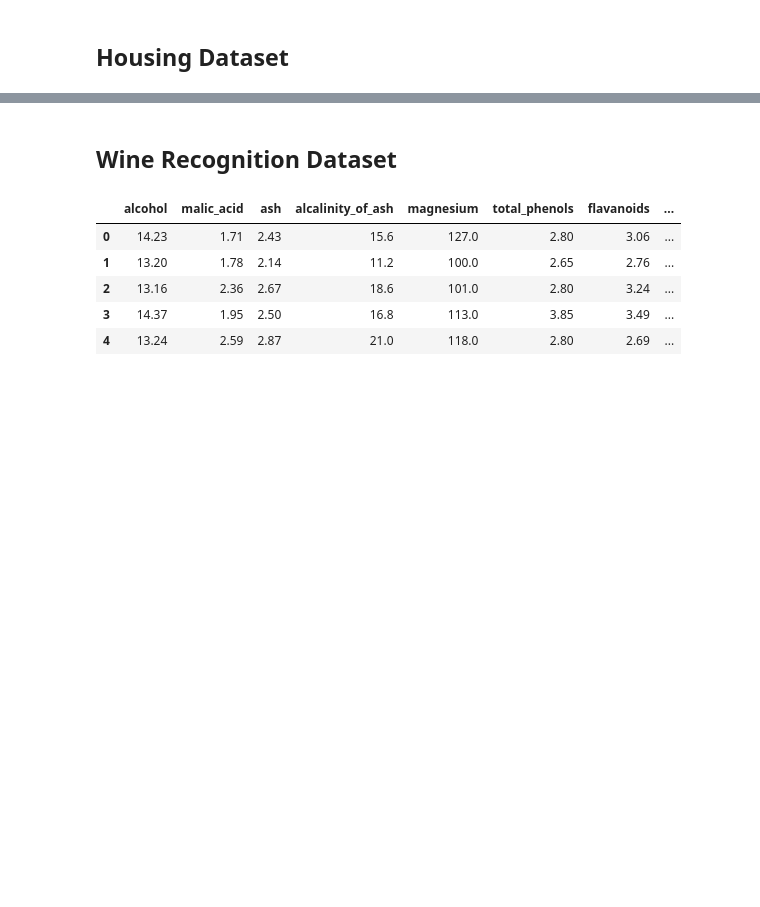
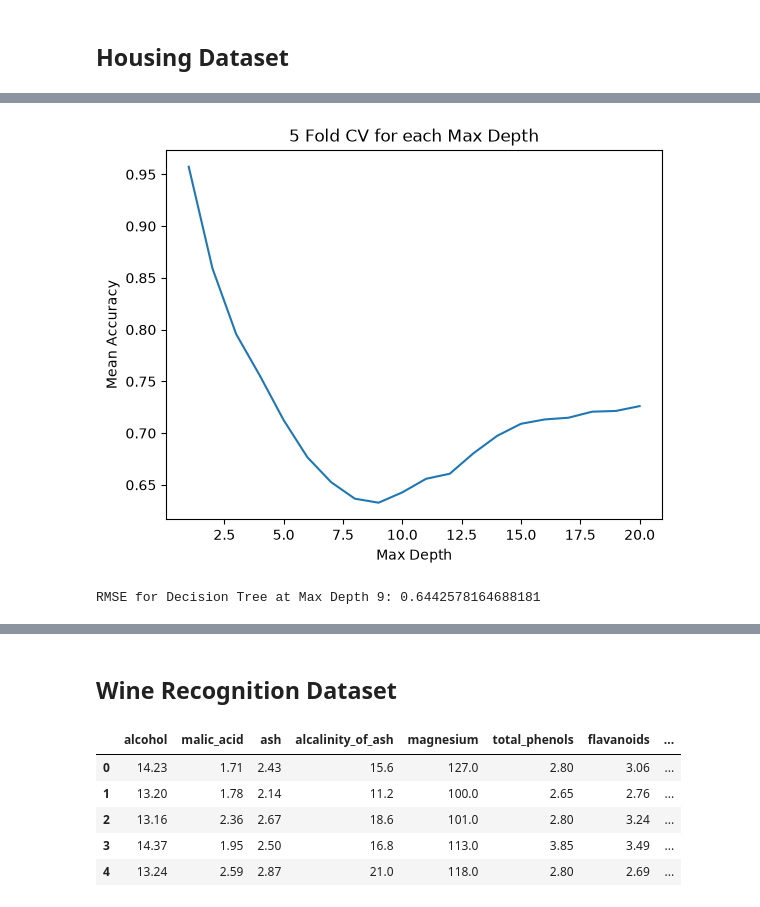
Before and after one commit to EvanAngQiXuan/IntroToMLAsg1, a Jupyter notebook: asg_p3.ipynb, the cells around one changed output, grey strips where cells are left out. Saved outputs shown, nothing was run; the diff lists cells and outputs as text; code cells hidden in the pictures; blank space fills up the shorter version.

```diff
--- a/asg_p3.ipynb
+++ b/asg_p3.ipynb
@@ -1,2 +1,18 @@
 # %% [markdown]
 ## Housing Dataset
+# %%
+import pandas as pd
+import numpy as np
+import matplotlib.pyplot as plt
+import seaborn as sns
+
+from sklearn.datasets import fetch_california_housing
+from sklearn.model_selection import train_test_split
+from sklearn.metrics import root_mean_squared_error
+from sklearn.tree import DecisionTreeRegressor
+
+# as_frame=True returns the 8 features and the target already joined in one DataFrame.
+housing = fetch_california_housing(as_frame=True)
+housing_df = housing.frame
+
+print(housing.DESCR)
@@ -2,0 +37,14 @@
+# %%
+house_x = housing_df[housing.feature_names]
+house_y = housing_df["MedHouseVal"]
+house_x_train, house_x_test, house_y_train, house_y_test = train_test_split(house_x, house_y, test_size=0.2, random_state=42)
+# %%
+# 5 fold Cross validation
+from sklearn.model_selection import cross_val_score
+all_scores_house = []
+for i in range(1,21):
+    model = DecisionTreeRegressor(max_depth=i, random_state=42)
+    scores = cross_val_score(model, house_x_train, house_y_train, cv=5, scoring="neg_root_mean_squared_error")
+    all_scores_house.append(-scores.mean())
+    print(f"{i}: CV1: {-scores[0]:.3}, CV2: {-scores[1]:.3}, CV3: {-scores[2]:.3}, CV4: {-scores[3]:.3}, CV5: {-scores[4]:.3}")
+    print(f"Mean: {-scores.mean():.3}, Std.: {scores.std():.3}")
@@ -2,0 +69,17 @@
+# %%
+plt.plot(range(1, len(all_scores_house)+1) ,all_scores_house)
+plt.xlabel("Max Depth")
+plt.ylabel("Mean Accuracy")
+plt.title("5 Fold CV for each Max Depth")
+plt.show()
+# %% [output]
+[figure, added]
+# %%
+dec_tree9 = DecisionTreeRegressor(max_depth=9, random_state=42)
+dec_tree9.fit(house_x_train, house_y_train)
+
+test_pred9 = dec_tree9.predict(house_x_test)
+acc9 = root_mean_squared_error(house_y_test, test_pred9)
+print("RMSE for Decision Tree at Max Depth 9:",acc9)
+# %% [output]
+RMSE for Decision Tree at Max Depth 9: 0.6442578164688181
```
Also changed, not shown: parts of 8 cells of this notebook.
